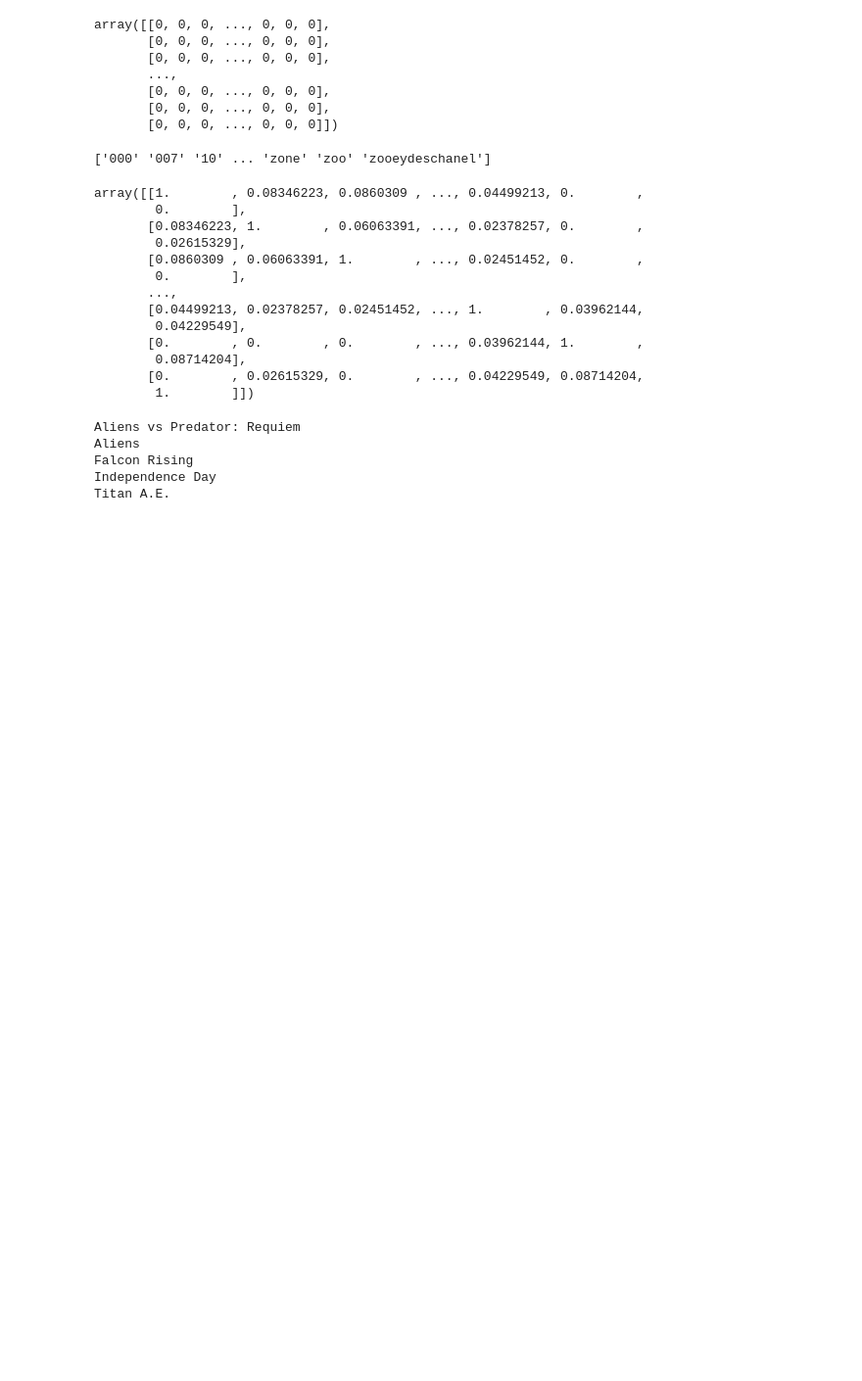
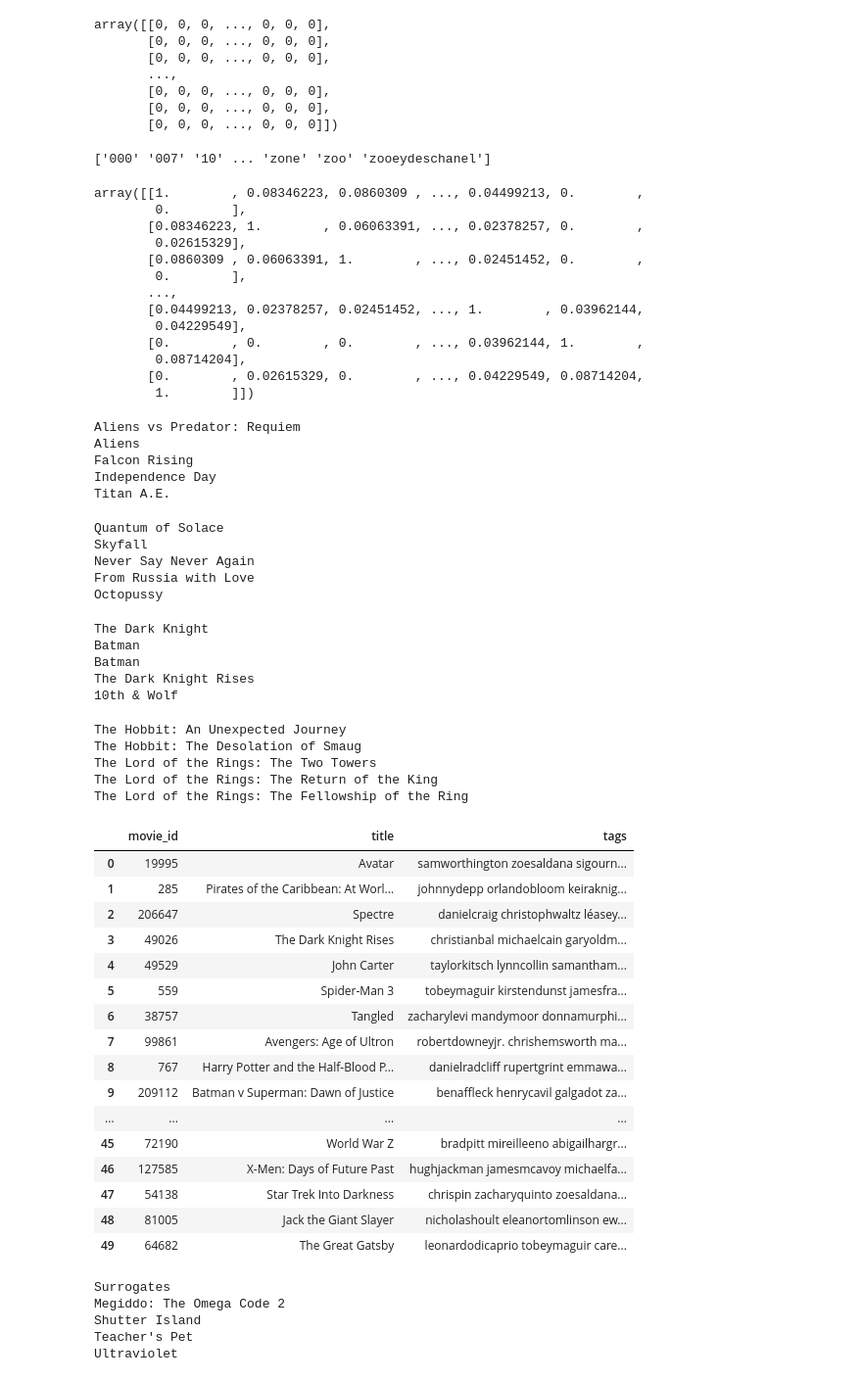
Before and after one commit to UjjwalRana12/Regression-ML, a Jupyter notebook: z1_moviePrediction/MoviePrediction.ipynb, the cells around one changed output. Shown at 98% size. Cells and saved outputs as stored; diff of their text form; code cells hidden in the pictures; blank space fills up the shorter version.

```diff
--- a/z1_moviePrediction/MoviePrediction.ipynb
+++ b/z1_moviePrediction/MoviePrediction.ipynb
@@ -376,3 +376,55 @@ Aliens
 Falcon Rising
 Independence Day
 Titan A.E.
+# %%
+recommend('Spectre')
+# %% [output]
+Quantum of Solace
+Skyfall
+Never Say Never Again
+From Russia with Love
+Octopussy
+# %%
+recommend('Batman Begins')
+# %% [output]
+The Dark Knight
+Batman
+Batman
+The Dark Knight Rises
+10th & Wolf
+# %%
+recommend('The Hobbit: The Battle of the Five Armies')
+# %% [output]
+The Hobbit: An Unexpected Journey
+The Hobbit: The Desolation of Smaug
+The Lord of the Rings: The Two Towers
+The Lord of the Rings: The Return of the King
+The Lord of the Rings: The Fellowship of the Ring
+# %%
+new_df.head(50)
+# %% [output]
+|  | movie_id | title | tags |
+| 0 | 19995 | Avatar | samworthington zoesaldana sigourn... |
+| 1 | 285 | Pirates of the Caribbean: At Worl... | johnnydepp orlandobloom keiraknig... |
+| 2 | 206647 | Spectre | danielcraig christophwaltz léasey... |
+| 3 | 49026 | The Dark Knight Rises | christianbal michaelcain garyoldm... |
+| 4 | 49529 | John Carter | taylorkitsch lynncollin samantham... |
+| 5 | 559 | Spider-Man 3 | tobeymaguir kirstendunst jamesfra... |
+| 6 | 38757 | Tangled | zacharylevi mandymoor donnamurphi... |
+| 7 | 99861 | Avengers: Age of Ultron | robertdowneyjr. chrishemsworth ma... |
+| 8 | 767 | Harry Potter and the Half-Blood P... | danielradcliff rupertgrint emmawa... |
+| 9 | 209112 | Batman v Superman: Dawn of Justice | benaffleck henrycavil galgadot za... |
+| ... | ... | ... | ... |
+| 45 | 72190 | World War Z | bradpitt mireilleeno abigailhargr... |
+| 46 | 127585 | X-Men: Days of Future Past | hughjackman jamesmcavoy michaelfa... |
+| 47 | 54138 | Star Trek Into Darkness | chrispin zacharyquinto zoesaldana... |
+| 48 | 81005 | Jack the Giant Slayer | nicholashoult eleanortomlinson ew... |
+| 49 | 64682 | The Great Gatsby | leonardodicaprio tobeymaguir care... |
+# %%
+recommend("World War Z")
+# %% [output]
+Surrogates
+Megiddo: The Omega Code 2
+Shutter Island
+Teacher's Pet
+Ultraviolet
```
Also changed, not shown: parts of 1 cell of this notebook.
